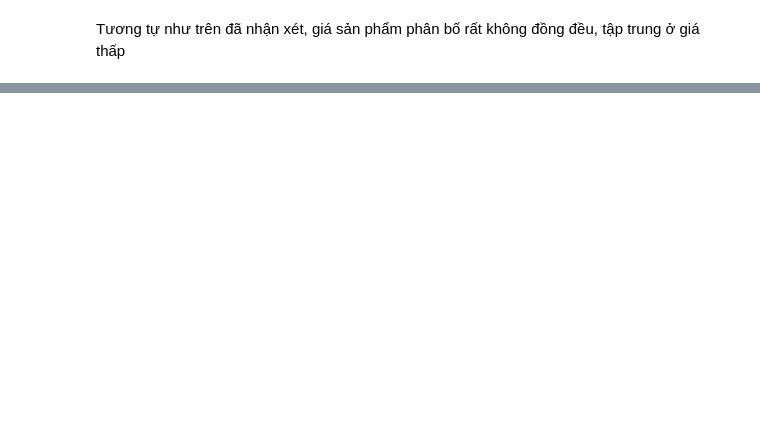
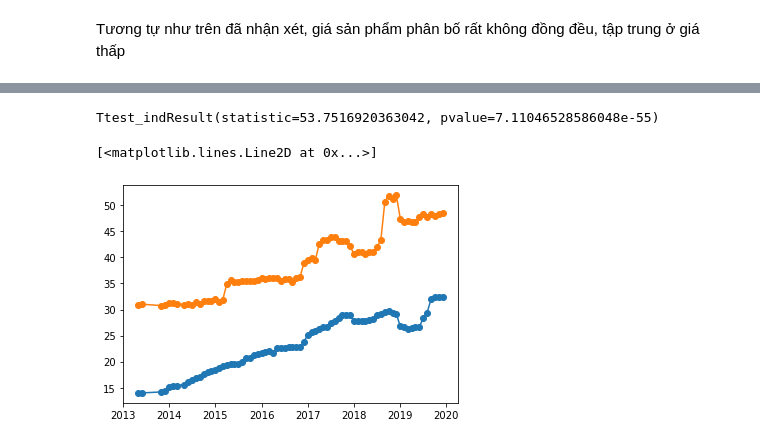
Before and after one commit to Trang27cl/testgit, a Jupyter notebook: FoodPrice_in_Turkey.ipynb, the cells around one changed output, grey strips where cells are left out. Cells and saved outputs as stored; diff of their text form; code cells hidden in the pictures; blank space fills up the shorter version.

```diff
--- a/FoodPrice_in_Turkey.ipynb
+++ b/FoodPrice_in_Turkey.ipynb
@@ -551,0 +556,8 @@ sns.boxplot(x = "Year", y = "Price", data=df1)
+# %%
+#Giả thuyết không: giá bột mỳ trung bình bằng giá gạo
+#Giả thuyết đối: giá bột mỳ trung bình khác giá gạo
+print(stats.ttest_ind(price['rice'], price['wheat'], equal_var=False))
+#Chúng ta có thể thấy Pvalue = 7.1.10^-55 <<5%, bác bỏ giả thuyết không, chấp nhận giả thuyết đối
+#Kết luận: giá bột mỳ và giá gạo trung bình năm 2019 là khác nhau
+# %% [output]
+Ttest_indResult(statistic=53.7516920363042, pvalue=7.11046528586048e-55)
@@ -551,0 +568,14 @@ sns.boxplot(x = "Year", y = "Price", data=df1)
+# %%
+# chuyển đổi dữ liệu ngày tháng
+data['time'] =  pd.to_datetime(data['Year'].astype(str) + '/'+data['Month'].astype(str))
+# thực hiện tính toán và vẽ giá trà, caffe theo tháng
+data_Tea_all = data.loc[(data.ProductName == 'Tea - Retail')]
+data_Tea_all_mean_by_month = data_Tea_all.groupby('time')['Price'].mean()
+plt.plot_date(data_Tea_all_mean_by_month.index, data_Tea_all_mean_by_month.values, linestyle ='solid')
+
+data_Coffee_all = data.loc[(data.ProductName == 'Coffee - Retail')]
+data_Coffee_all_mean_by_month = data_Coffee_all.groupby('time')['Price'].mean()
+plt.plot_date(data_Coffee_all_mean_by_month.index, data_Coffee_all_mean_by_month.values, linestyle ='solid')
+# %% [output]
+[<matplotlib.lines.Line2D at 0x...>]
+[figure, added]
```
Also changed, not shown: parts of 20 cells of this notebook.
